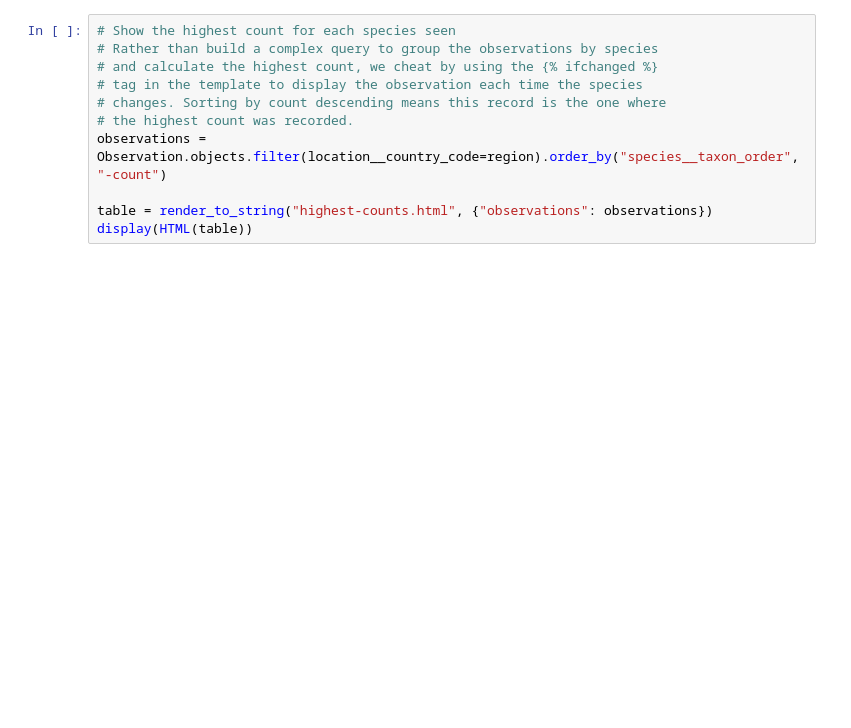
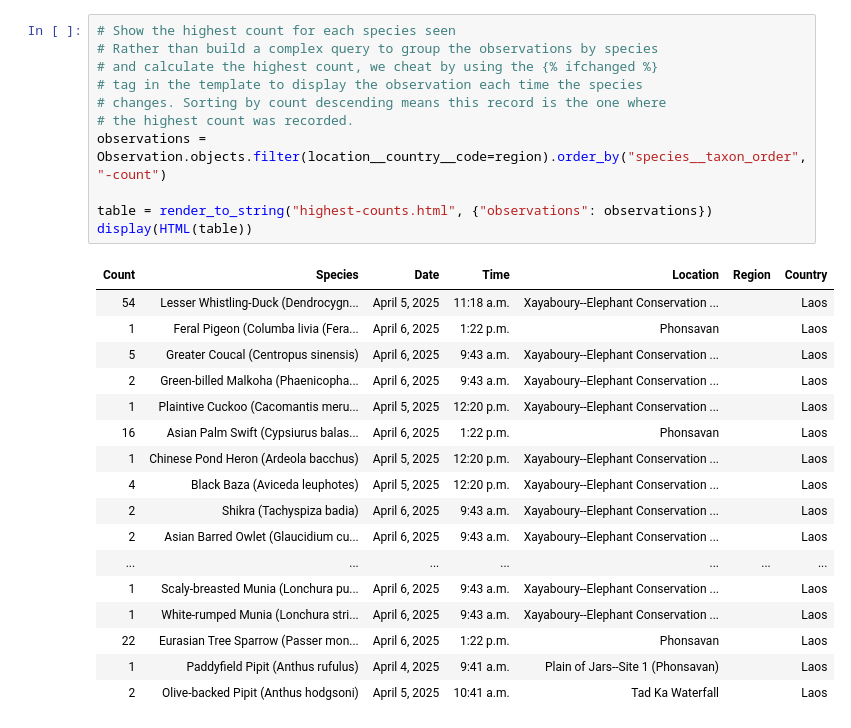
Before and after one commit to StuartMacKay/ebird-notebooks, a Jupyter notebook: notebooks/notebook_basics.ipynb, the cells around one changed output. Drawn from its saved outputs; the diff is of its cells as text; blank space fills up the shorter version.

```diff
--- a/notebooks/notebook_basics.ipynb
+++ b/notebooks/notebook_basics.ipynb
@@ -42,11 +70,29 @@ display(HTML(table))
 # %%
 # Show the highest count for each species seen
 # Rather than build a complex query to group the observations by species
 # and calculate the highest count, we cheat by using the {% ifchanged %}
 # tag in the template to display the observation each time the species
 # changes. Sorting by count descending means this record is the one where
 # the highest count was recorded.
-observations = Observation.objects.filter(location__country_code=region).order_by("species__taxon_order", "-count")
+observations = Observation.objects.filter(location__country__code=region).order_by("species__taxon_order", "-count")
 
 table = render_to_string("highest-counts.html", {"observations": observations})
 display(HTML(table))
+# %% [output]
+| Count | Species | Date | Time | Location | Region | Country |
+| 54 | Lesser Whistling-Duck (Dendrocygn... | April 5, 2025 | 11:18 a.m. | Xayaboury--Elephant Conservation ... |  | Laos |
+| 1 | Feral Pigeon (Columba livia (Fera... | April 6, 2025 | 1:22 p.m. | Phonsavan |  | Laos |
+| 5 | Greater Coucal (Centropus sinensis) | April 6, 2025 | 9:43 a.m. | Xayaboury--Elephant Conservation ... |  | Laos |
+| 2 | Green-billed Malkoha (Phaenicopha... | April 6, 2025 | 9:43 a.m. | Xayaboury--Elephant Conservation ... |  | Laos |
+| 1 | Plaintive Cuckoo (Cacomantis meru... | April 5, 2025 | 12:20 p.m. | Xayaboury--Elephant Conservation ... |  | Laos |
+| 16 | Asian Palm Swift (Cypsiurus balas... | April 6, 2025 | 1:22 p.m. | Phonsavan |  | Laos |
+| 1 | Chinese Pond Heron (Ardeola bacchus) | April 5, 2025 | 12:20 p.m. | Xayaboury--Elephant Conservation ... |  | Laos |
+| 4 | Black Baza (Aviceda leuphotes) | April 5, 2025 | 12:20 p.m. | Xayaboury--Elephant Conservation ... |  | Laos |
+| 2 | Shikra (Tachyspiza badia) | April 6, 2025 | 9:43 a.m. | Xayaboury--Elephant Conservation ... |  | Laos |
+| 2 | Asian Barred Owlet (Glaucidium cu... | April 6, 2025 | 9:43 a.m. | Xayaboury--Elephant Conservation ... |  | Laos |
+| ... | ... | ... | ... | ... | ... | ... |
+| 1 | Scaly-breasted Munia (Lonchura pu... | April 6, 2025 | 9:43 a.m. | Xayaboury--Elephant Conservation ... |  | Laos |
+| 1 | White-rumped Munia (Lonchura stri... | April 6, 2025 | 9:43 a.m. | Xayaboury--Elephant Conservation ... |  | Laos |
+| 22 | Eurasian Tree Sparrow (Passer mon... | April 6, 2025 | 1:22 p.m. | Phonsavan |  | Laos |
+| 1 | Paddyfield Pipit (Anthus rufulus) | April 4, 2025 | 9:41 a.m. | Plain of Jars--Site 1 (Phonsavan) |  | Laos |
+| 2 | Olive-backed Pipit (Anthus hodgsoni) | April 5, 2025 | 10:41 a.m. | Tad Ka Waterfall |  | Laos |
```
Also changed, not shown: parts of 3 cells of this notebook, 31 other files.
